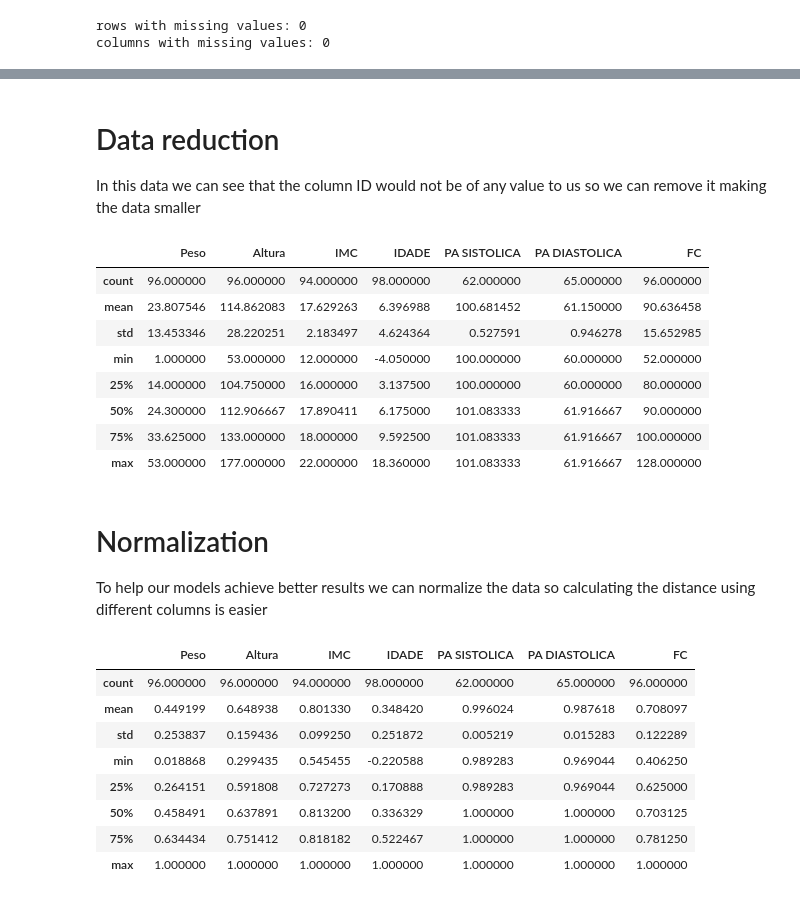
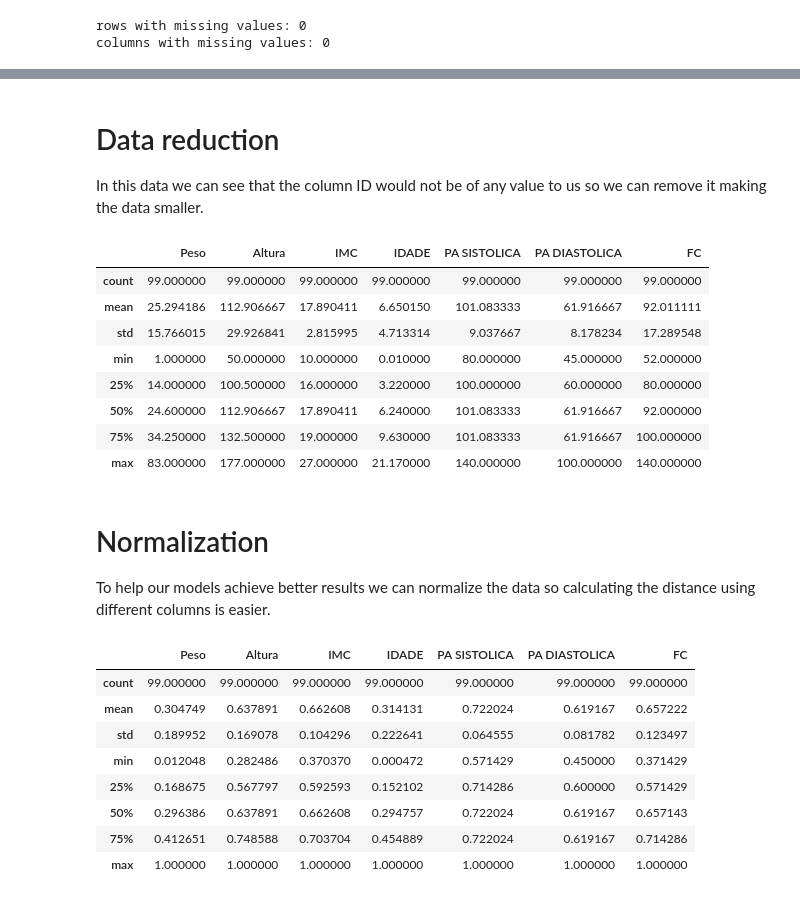
Before and after one commit to TheNoobGoda/idc-tpc, a Jupyter notebook: tpc3/nb3.ipynb, the cells around one changed output, grey strips where cells are left out. Saved outputs shown, nothing was run; the diff lists cells and outputs as text; code cells hidden in the pictures.

```diff
--- a/tpc3/nb3.ipynb
+++ b/tpc3/nb3.ipynb
@@ -57,0 +58,4 @@ columns with missing values: 0
+# %%
+median = df['IDADE'].median()
+df['IDADE'] = df['IDADE'].apply(lambda x: median if x < 0 else x)
+df['IDADE'].describe()
@@ -61,5 +75,5 @@ To deal with outliers we can user the quartiles: we calculate the inter quartile
 # %%
-sns.boxplot(df2)
+sns.boxplot(df)
 plt.show()
 
 def remove_outliers(df):
@@ -70,13 +84,20 @@ def remove_outliers(df):
     for col in numerical_cols.columns:
         q1, q3 = np.percentile(df_no_outliers[col],[25,75])
         iqr = q3-q1
+
         df_no_outliers[col] = df_no_outliers[col][df_no_outliers[col]< q3 + 1.5*iqr]
         df_no_outliers[col] = df_no_outliers[col][df_no_outliers[col]> q1 - 1.5*iqr]
 
+    imputer = SimpleImputer(strategy='median')
+    df_no_outliers[numerical_cols.columns] = imputer.fit_transform(numerical_cols)
     return df_no_outliers
 
-df2 = remove_outliers(df2)
+df = remove_outliers(df)
 
-sns.boxplot(df2)
+sns.boxplot(df)
 plt.show()
+
+mv = np.where(pd.isnull(df))
+print(f"rows with missing values: {len(np.unique(mv[0]))}")
+print(f"columns with missing values: {len(np.unique(mv[1]))}")
 # %% [output]
@@ -85,38 +108,38 @@ plt.show()
 # %% [markdown]
 # Data reduction
-In this data we can see that the column ID would not be of any value to us so we can remove it making the data smaller
+In this data we can see that the column ID would not be of any value to us so we can remove it making the data smaller.
 # %%
-if 'ID' in df2:
-    df2 =df2.drop('ID',axis=1)
+if 'ID' in df:
+    df =df.drop('ID',axis=1)
 
-df2.describe()
+df.describe()
 # %% [output]
 |  | Peso | Altura | IMC | IDADE | PA SISTOLICA | PA DIASTOLICA | FC |
-| count | 96.000000 | 96.000000 | 94.000000 | 98.000000 | 62.000000 | 65.000000 | 96.000000 |
-| mean | 23.807546 | 114.862083 | 17.629263 | 6.396988 | 100.681452 | 61.150000 | 90.636458 |
-| std | 13.453346 | 28.220251 | 2.183497 | 4.624364 | 0.527591 | 0.946278 | 15.652985 |
-| min | 1.000000 | 53.000000 | 12.000000 | -4.050000 | 100.000000 | 60.000000 | 52.000000 |
-| 25% | 14.000000 | 104.750000 | 16.000000 | 3.137500 | 100.000000 | 60.000000 | 80.000000 |
-| 50% | 24.300000 | 112.906667 | 17.890411 | 6.175000 | 101.083333 | 61.916667 | 90.000000 |
-| 75% | 33.625000 | 133.000000 | 18.000000 | 9.592500 | 101.083333 | 61.916667 | 100.000000 |
-| max | 53.000000 | 177.000000 | 22.000000 | 18.360000 | 101.083333 | 61.916667 | 128.000000 |
+| count | 99.000000 | 99.000000 | 99.000000 | 99.000000 | 99.000000 | 99.000000 | 99.000000 |
+| mean | 25.294186 | 112.906667 | 17.890411 | 6.650150 | 101.083333 | 61.916667 | 92.011111 |
+| std | 15.766015 | 29.926841 | 2.815995 | 4.713314 | 9.037667 | 8.178234 | 17.289548 |
+| min | 1.000000 | 50.000000 | 10.000000 | 0.010000 | 80.000000 | 45.000000 | 52.000000 |
+| 25% | 14.000000 | 100.500000 | 16.000000 | 3.220000 | 100.000000 | 60.000000 | 80.000000 |
+| 50% | 24.600000 | 112.906667 | 17.890411 | 6.240000 | 101.083333 | 61.916667 | 92.000000 |
+| 75% | 34.250000 | 132.500000 | 19.000000 | 9.630000 | 101.083333 | 61.916667 | 100.000000 |
+| max | 83.000000 | 177.000000 | 27.000000 | 21.170000 | 140.000000 | 100.000000 | 140.000000 |
 # %% [markdown]
 # Normalization
-To help our models achieve better results we can normalize the data so calculating the distance using different columns is easier
+To help our models achieve better results we can normalize the data so calculating the distance using different columns is easier.
 # %%
-numerical_cols = df2.select_dtypes(include=[np.number])
+numerical_cols = df.select_dtypes(include=[np.number])
 for col in numerical_cols.columns:
-    df2[col] = df2[col]  / df2[col].abs().max()
+    df[col] = df[col]  / df[col].abs().max()
 
-df2.describe()
+df.describe()
 # %% [output]
 |  | Peso | Altura | IMC | IDADE | PA SISTOLICA | PA DIASTOLICA | FC |
-| count | 96.000000 | 96.000000 | 94.000000 | 98.000000 | 62.000000 | 65.000000 | 96.000000 |
-| mean | 0.449199 | 0.648938 | 0.801330 | 0.348420 | 0.996024 | 0.987618 | 0.708097 |
-| std | 0.253837 | 0.159436 | 0.099250 | 0.251872 | 0.005219 | 0.015283 | 0.122289 |
-| min | 0.018868 | 0.299435 | 0.545455 | -0.220588 | 0.989283 | 0.969044 | 0.406250 |
-| 25% | 0.264151 | 0.591808 | 0.727273 | 0.170888 | 0.989283 | 0.969044 | 0.625000 |
-| 50% | 0.458491 | 0.637891 | 0.813200 | 0.336329 | 1.000000 | 1.000000 | 0.703125 |
-| 75% | 0.634434 | 0.751412 | 0.818182 | 0.522467 | 1.000000 | 1.000000 | 0.781250 |
+| count | 99.000000 | 99.000000 | 99.000000 | 99.000000 | 99.000000 | 99.000000 | 99.000000 |
+| mean | 0.304749 | 0.637891 | 0.662608 | 0.314131 | 0.722024 | 0.619167 | 0.657222 |
+| std | 0.189952 | 0.169078 | 0.104296 | 0.222641 | 0.064555 | 0.081782 | 0.123497 |
+| min | 0.012048 | 0.282486 | 0.370370 | 0.000472 | 0.571429 | 0.450000 | 0.371429 |
+| 25% | 0.168675 | 0.567797 | 0.592593 | 0.152102 | 0.714286 | 0.600000 | 0.571429 |
+| 50% | 0.296386 | 0.637891 | 0.662608 | 0.294757 | 0.722024 | 0.619167 | 0.657143 |
+| 75% | 0.412651 | 0.748588 | 0.703704 | 0.454889 | 0.722024 | 0.619167 | 0.714286 |
 | max | 1.000000 | 1.000000 | 1.000000 | 1.000000 | 1.000000 | 1.000000 | 1.000000 |
 # %%
```
Also changed, not shown: parts of 7 cells of this notebook, 1 other file.
